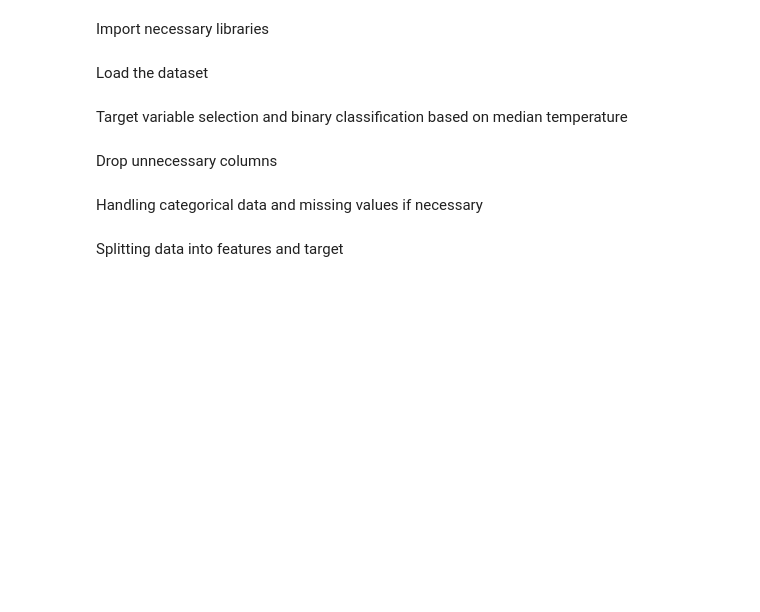
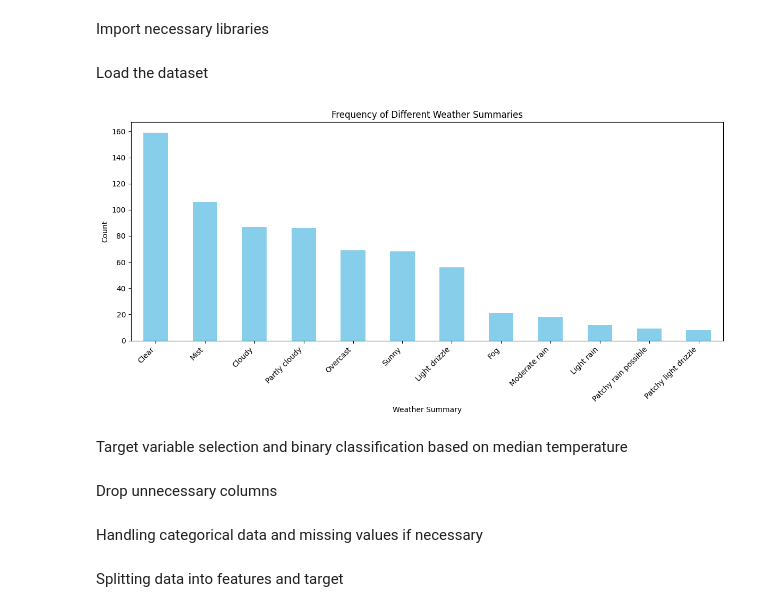
Before and after one commit to NabhyaIoT2026/Machine-Learning, a Jupyter notebook: Weather.ipynb, the cells around one changed output. Cells and saved outputs as stored; diff of their text form; code cells hidden in the pictures; blank space fills up the shorter version.

```diff
--- a/Weather.ipynb
+++ b/Weather.ipynb
@@ -18,6 +18,20 @@ import matplotlib.pyplot as plt
 Load the dataset
 # %%
 data = pd.read_csv('weather.csv')
+# %%
+weather_summary_counts = data['weather__hourly__weatherDesc__value'].value_counts()
+
+# Plot a bar chart for weather summary counts
+plt.figure(figsize=(12, 6))
+weather_summary_counts.plot(kind='bar', color='skyblue')
+plt.title("Frequency of Different Weather Summaries")
+plt.xlabel("Weather Summary")
+plt.ylabel("Count")
+plt.xticks(rotation=45, ha='right')
+plt.tight_layout()
+plt.show()
+# %% [output]
+[figure, added]
 # %% [markdown]
 Target variable selection and binary classification based on median temperature
 # %%
```
